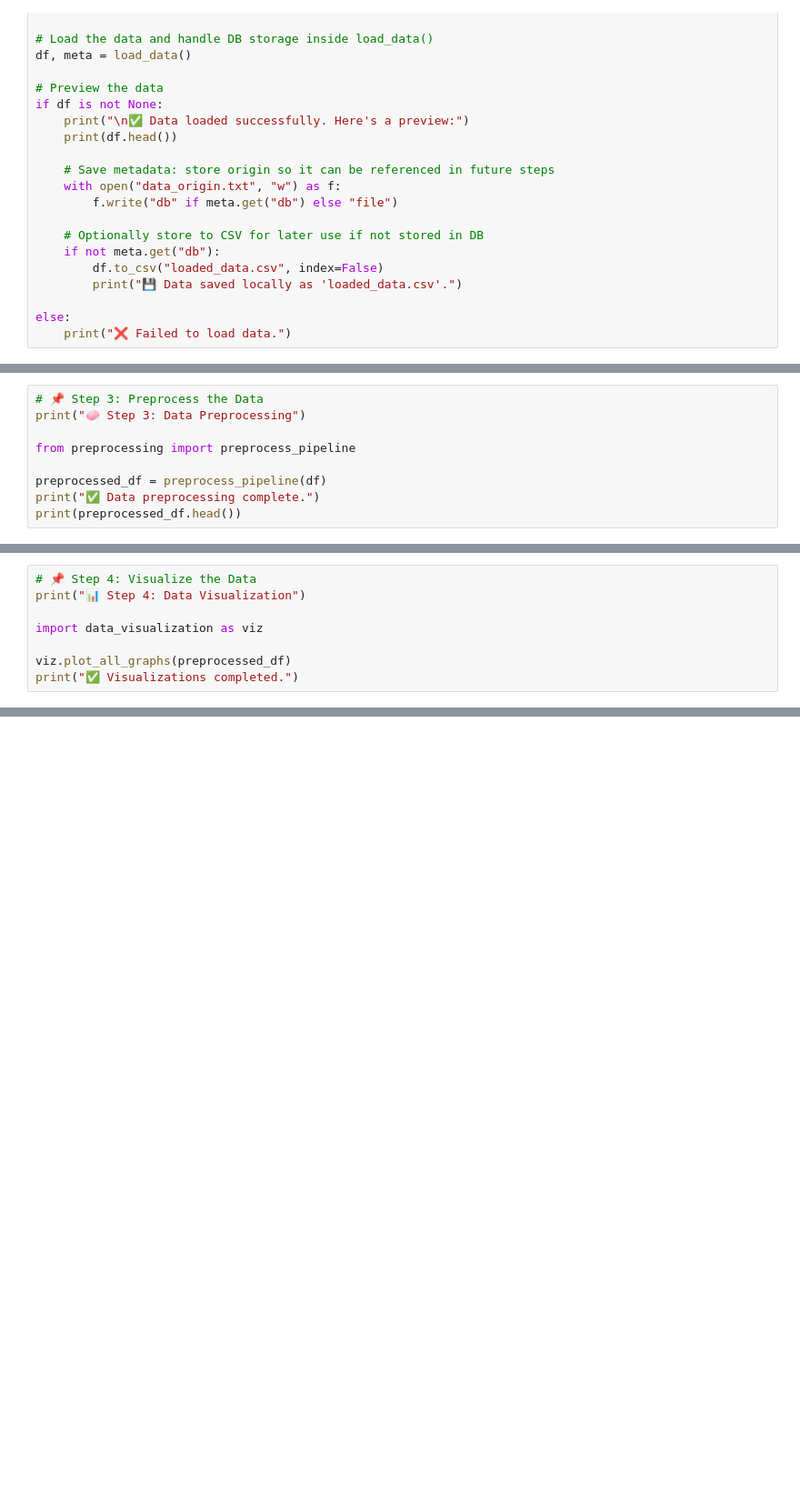
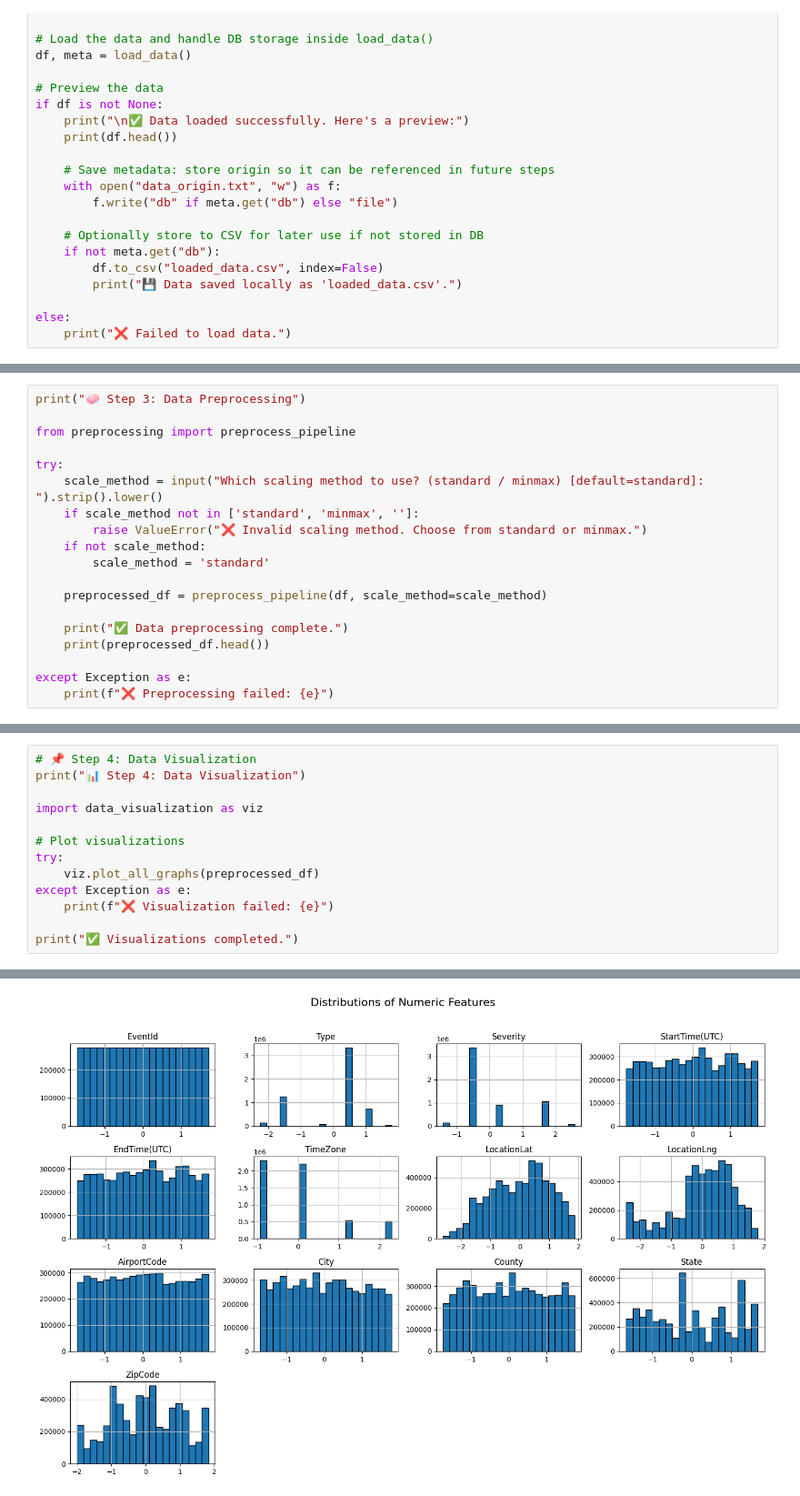
Before and after one commit to BilalSajid202/ML_Pipeline, a Jupyter notebook: main_pipeline_interface.ipynb, the cells around one changed output, grey strips where cells are left out. Shown at 91% size. Saved outputs shown, nothing was run; the diff lists cells and outputs as text; blank space fills up the shorter version.

```diff
--- a/main_pipeline_interface.ipynb
+++ b/main_pipeline_interface.ipynb
@@ -52,9 +89,19 @@ else:
-# %%
-# 📌 Step 3: Preprocess the Data
-print("🧼 Step 3: Data Preprocessing")
-
-from preprocessing import preprocess_pipeline
-
-preprocessed_df = preprocess_pipeline(df)
-print("✅ Data preprocessing complete.")
-print(preprocessed_df.head())
+# %%
+print("🧼 Step 3: Data Preprocessing")
+
+from preprocessing import preprocess_pipeline
+
+try:
+    scale_method = input("Which scaling method to use? (standard / minmax) [default=standard]: ").strip().lower()
+    if scale_method not in ['standard', 'minmax', '']:
+        raise ValueError("❌ Invalid scaling method. Choose from standard or minmax.")
+    if not scale_method:
+        scale_method = 'standard'
+
+    preprocessed_df = preprocess_pipeline(df, scale_method=scale_method)
+
+    print("✅ Data preprocessing complete.")
+    print(preprocessed_df.head())
+
+except Exception as e:
+    print(f"❌ Preprocessing failed: {e}")
@@ -61,8 +124,14 @@ print(preprocessed_df.head())
 # %%
-# 📌 Step 4: Visualize the Data
+# 📌 Step 4: Data Visualization
 print("📊 Step 4: Data Visualization")
 
 import data_visualization as viz
 
-viz.plot_all_graphs(preprocessed_df)
+# Plot visualizations
+try:
+    viz.plot_all_graphs(preprocessed_df)
+except Exception as e:
+    print(f"❌ Visualization failed: {e}")
+
 print("✅ Visualizations completed.")
+# %% [output]
@@ -68,0 +140 @@ print("✅ Visualizations completed.")
+[figure, added]
```
Also changed, not shown: parts of 6 cells of this notebook, 7 other files.
